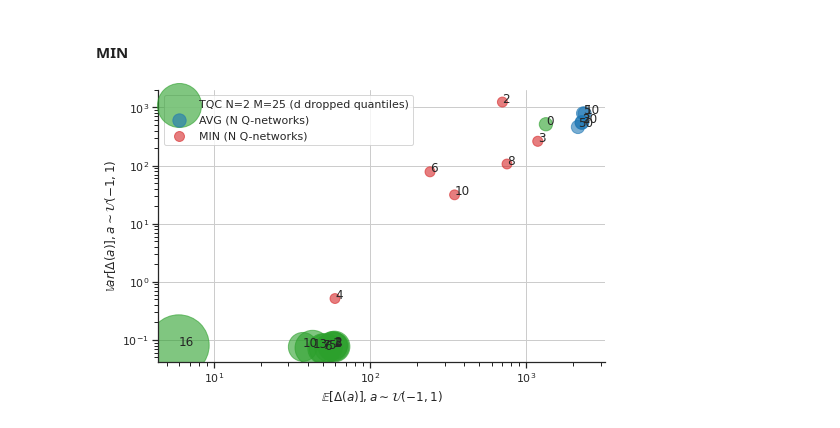
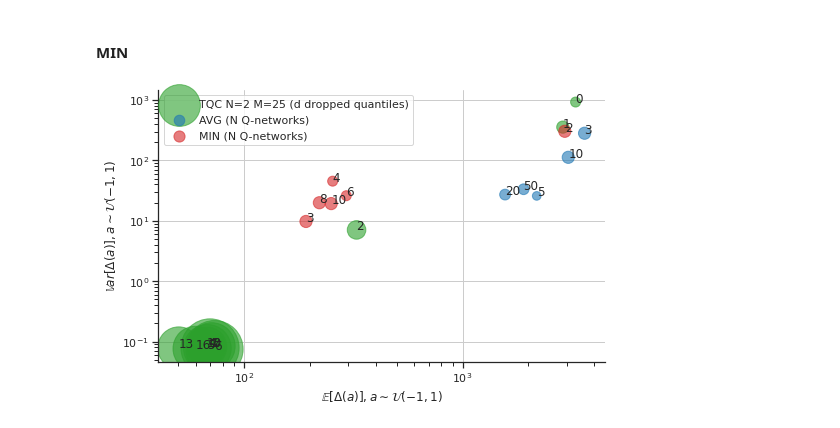
Before and after one commit to julesdubr/iar_tqc, a Jupyter notebook: plot.ipynb, the cells around one changed output. Saved outputs shown, nothing was run; the diff lists cells and outputs as text; code cells hidden in the pictures.

Commit message:
updated robust average plot

```diff
--- a/plot.ipynb
+++ b/plot.ipynb
@@ -256,9 +256,9 @@ for i, N in enumerate(n_networks_min):
         min_distances[i,j] = distance
 # %%
 def get_xys(means, variances, distances):
-    x = np.sort(means, axis=1)[:,1:-1].mean(axis=1)
-    y = np.sort(variances, axis=1)[:,1:-1].mean(axis=1)
-    s = 1. / np.sort(distances, axis=1)[:,1:-1].mean(axis=1) * 100
+    x = np.sort(means, axis=1)[:,10:-10].mean(axis=1)
+    y = np.sort(variances, axis=1)[:,10:-10].mean(axis=1)
+    s = 1. / np.sort(distances, axis=1)[:,10:-10].mean(axis=1) * 100
     return x, y, s
 # %%
 sns.set_theme(style="ticks", palette="tab10", rc=custom_params)
@@ -270,34 +270,34 @@ x, y, s = get_xys(tqc_means, tqc_variances, tqc_distances)
 
 ax.scatter(x, y, s=s, color="#2ca02c", alpha=0.6, label="TQC N=2 M=25 (d dropped quantiles)")
 
 for i in range(len(n_quantiles_to_drop)):
     ax.annotate(str(n_quantiles_to_drop[i]), (x[i], y[i]))
 
 # AVG
 x, y, s = get_xys(avg_means, avg_variances, avg_distances)
 
 ax.scatter(x, y, s=s, color="#1f77b4", alpha=0.6, label="AVG (N Q-networks)")
 
 for i in range(len(n_networks_avg)):
     ax.annotate(str(n_networks_avg[i]), (x[i], y[i]))
 
 # MIN
 x, y, s = get_xys(min_means, min_variances, min_distances)
 
 ax.scatter(x, y, s=s, color="#d62728", alpha=0.6, label="MIN (N Q-networks)")
 
 for i in range(len(n_networks_min)):
     ax.annotate(str(n_networks_min[i]), (x[i], y[i]))
 
 ax.set_xscale("log")
 ax.set_yscale("log")
 ax.set_xlabel("$\mathbb{E}[\Delta(a)], a \sim \mathcal{U}(-1,1)$")
 ax.set_ylabel("$\mathbb{V}ar[\Delta(a)], a \sim \mathcal{U}(-1,1)$")
 ax.legend(loc='upper left')
 
-fig.savefig(
-    f"plots/toy_robust_average.png", facecolor="white", transparent=False
-)
+# fig.savefig(
+#     f"plots/toy_robust_average.png", facecolor="white", transparent=False
+# )
 plt.show()
 # %% [output]
-[figure, old version]
+[figure, new version]
```
Also changed, not shown: parts of 1 cell of this notebook, 1 other file.
